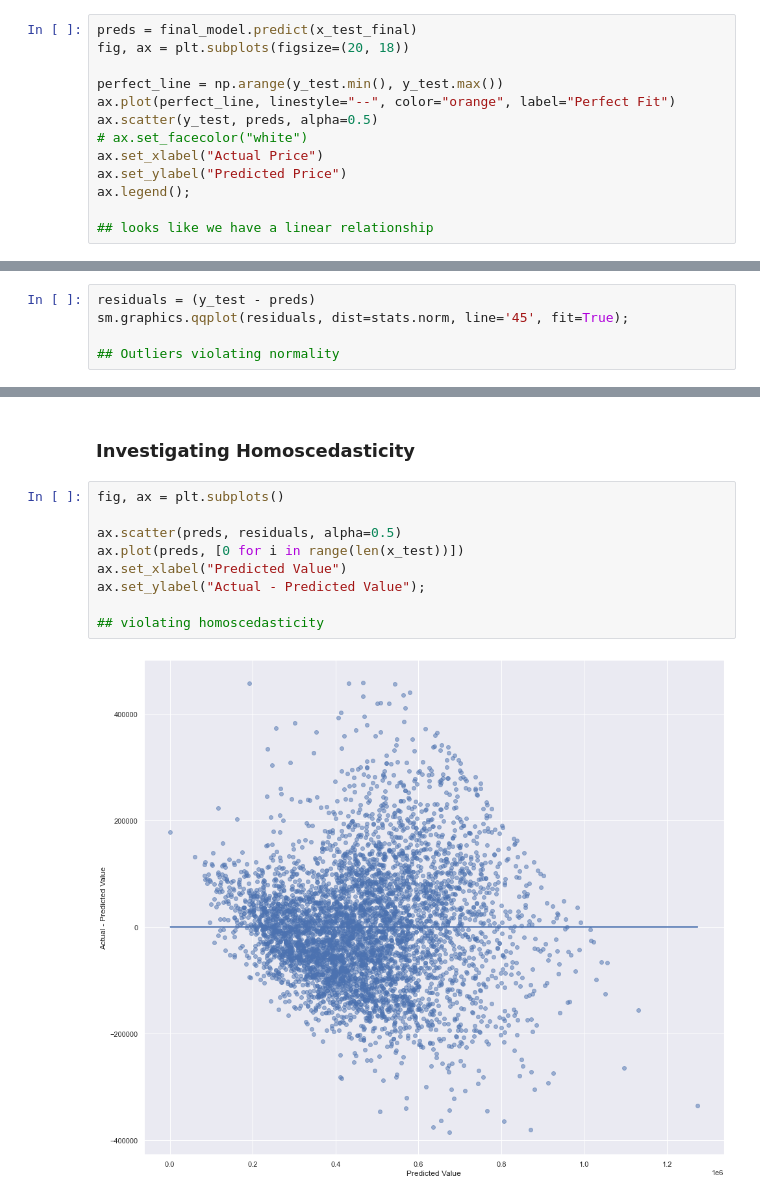
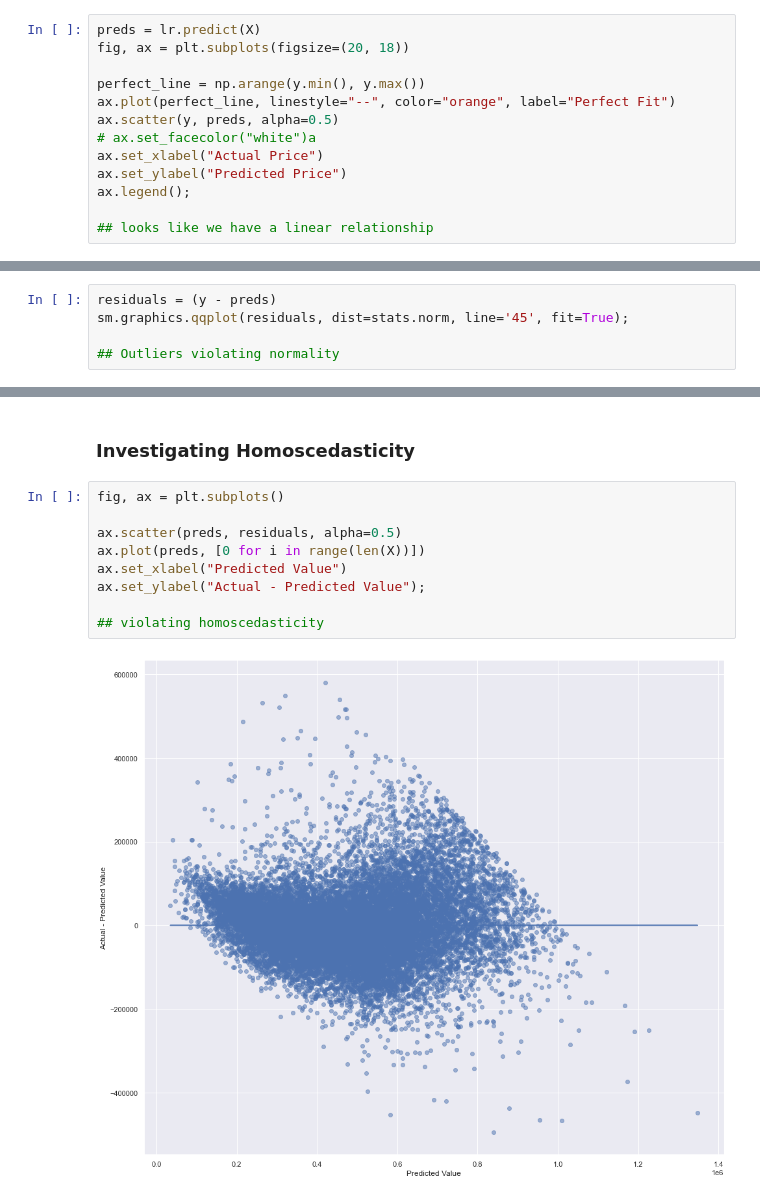
Before and after one commit to anguyen61191/NorthWestCountyProject, a Jupyter notebook: Julian_Notebook.ipynb, the cells around one changed output, grey strips where cells are left out. Cells and saved outputs as stored; diff of their text form.

```diff
--- a/Julian_Notebook.ipynb
+++ b/Julian_Notebook.ipynb
@@ -623,13 +648,13 @@ print(np.sqrt(mean_squared_error(y, y_hat)))
 # %% [markdown]
 ### Investigating Linearity
 # %%
-preds = final_model.predict(x_test_final)
+preds = lr.predict(X)
 fig, ax = plt.subplots(figsize=(20, 18))
 
-perfect_line = np.arange(y_test.min(), y_test.max())
+perfect_line = np.arange(y.min(), y.max())
 ax.plot(perfect_line, linestyle="--", color="orange", label="Perfect Fit")
-ax.scatter(y_test, preds, alpha=0.5)
-# ax.set_facecolor("white")
+ax.scatter(y, preds, alpha=0.5)
+# ax.set_facecolor("white")a
 ax.set_xlabel("Actual Price")
 ax.set_ylabel("Predicted Price")
 ax.legend();
@@ -640,7 +665,7 @@ ax.legend();
 # %% [markdown]
 ### Investigating Normality
 # %%
-residuals = (y_test - preds)
+residuals = (y - preds)
 sm.graphics.qqplot(residuals, dist=stats.norm, line='45', fit=True);
 
 ## Outliers violating normality
@@ -673,11 +698,11 @@ Name: Variance Inflation Factor, dtype: float64
 # %%
 fig, ax = plt.subplots()
 
 ax.scatter(preds, residuals, alpha=0.5)
-ax.plot(preds, [0 for i in range(len(x_test))])
+ax.plot(preds, [0 for i in range(len(X))])
 ax.set_xlabel("Predicted Value")
 ax.set_ylabel("Actual - Predicted Value");
 
 ## violating homoscedasticity
 # %% [output]
-[figure, old version]
+[figure, new version]
```
Also changed, not shown: parts of 30 cells of this notebook.
